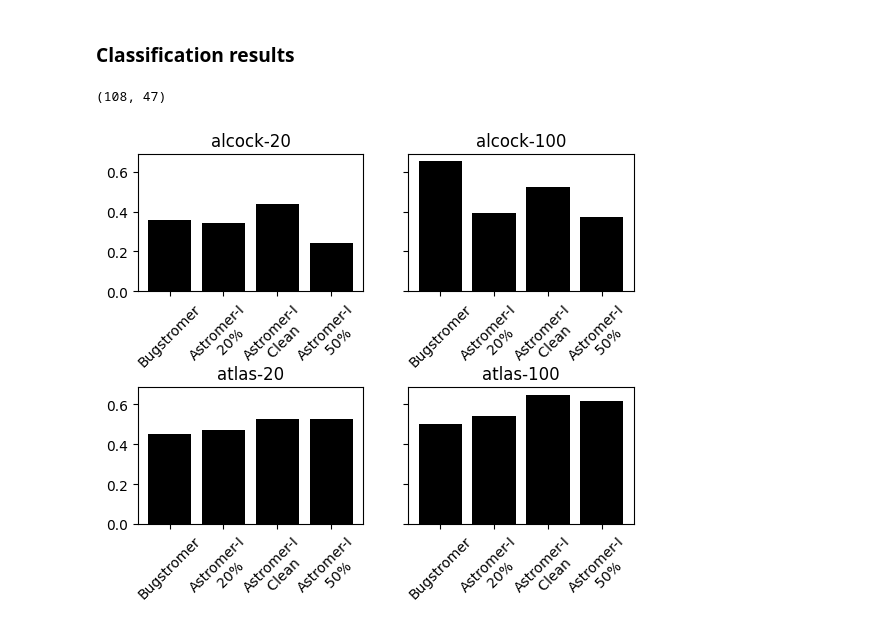
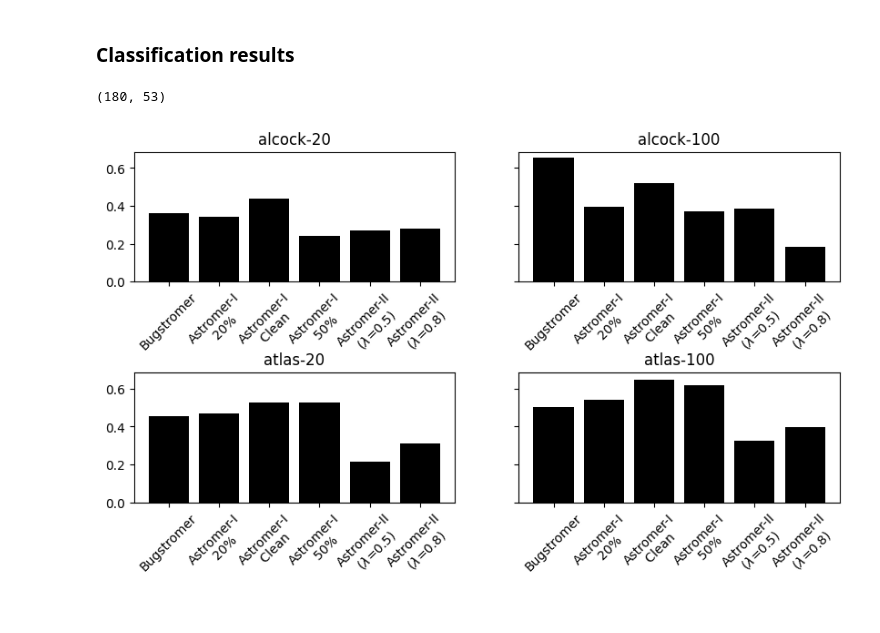
Before and after one commit to cridonoso/astromer, a Jupyter notebook: presentation/experiments/astromer_2/virualize_results.ipynb, the cells around one changed output. Drawn from its saved outputs; the diff is of its cells as text; code cells hidden in the pictures.

```diff
--- a/presentation/experiments/astromer_2/virualize_results.ipynb
+++ b/presentation/experiments/astromer_2/virualize_results.ipynb
@@ -23,7 +19,7 @@ To enable them in other operations, rebuild TensorFlow with the appropriate comp
 # %% [markdown]
 ### Summary table
 # %%
-folder = './presentation/experiments/astromer_2/results/results/'
+folder = './presentation/experiments/astromer_2/results/'
 exp_folders = glob.glob(os.path.join(folder, '*', '*','pretraining'))
 # %%
 metric_names= ['epoch_loss', 'epoch_r_square', 'epoch_rmse', 'epoch_bce', 'epoch_acc']
@@ -107,7 +104,7 @@ labels_name = {
 for i, column in enumerate(['epoch_rmse_val', 'epoch_r_square_val']):
 
     if 'rmse' in column:
-        y = results['epoch_loss_val'] - results['epoch_bce_val'].fillna(0.)*0.5
+        y = results['epoch_loss_val'] - results['epoch_bce_val'].fillna(0.)*(1.-results['rmse_factor'])
     else:
         y = results[column]
 
@@ -119,7 +116,7 @@ for i, column in enumerate(['epoch_rmse_val', 'epoch_r_square_val']):
 ## Testing results
 # %%
 import toml
-root = './presentation/experiments/astromer_2/results/results/'
+root = './presentation/experiments/astromer_2/results/'
 
 x_labels = []
 rmse_values = []
@@ -185,7 +182,7 @@ for f in files:
 summary = pd.concat(sum_pandas)
 summary.shape
 # %% [output]
-(108, 47)
+(180, 53)
 # %%
 def name_pt_model(folder_name):
     if folder_name == '2023-08-25_20-44-55':
@@ -194,37 +191,41 @@ def name_pt_model(folder_name):
         return 'Astromer-I\n 20%'
     if folder_name == '2023-08-26_23-27-37':
         return 'Astromer-I\n 50%'
+    if folder_name == '2023-08-30_19-54-48':
+        return 'Astromer-II\n ($\lambda$=0.8)'
+    if folder_name == '2023-08-28_17-53-10':
+        return 'Astromer-II\n ($\lambda$=0.5)'
 # %%
-fig, axes = plt.subplots(2, 2, gridspec_kw={'hspace': 0.7, 'wspace': 0.2}, sharey=True)
+fig, axes = plt.subplots(2, 2, figsize=(10, 5), gridspec_kw={'hspace': 0.7, 'wspace': 0.2}, sharey=True)
 color_dict = ['darkred', 'darkgreen']
 for i, (subdataset_name, subframe) in enumerate(summary.groupby('subdataset')):
     offset = 0.
     subframe = subframe[subframe['clf_name'] == 'mlp_att']
     for j, (spc, subframe_2) in enumerate(subframe.groupby('spc')):
 
         # ======
         astromer_old = pd.read_csv('./presentation/experiments/astromer_0/backup/errata/results/paper/{}/classification/metrics.csv'.format(subdataset_name))
         acc_old = astromer_old[(astromer_old['model'] == 'mlp_att') & \
                                (astromer_old['spc'] == spc) & \
                                (astromer_old['sci_case'] == 'b')][['test_f1']].mean().values[0]
 
 
         subgroups = subframe_2.groupby(['clf_name', 'pt_model'])
         metrics = subgroups[['clf_test_f1', 'clf_test_acc']].mean().reset_index()
 
         single = metrics[metrics['clf_name'] == 'mlp_att']
         values = list(single['clf_test_f1'].values)
         values = [acc_old] + values
 
         xticks = [name_pt_model(x.split('/')[0]) for x in single['pt_model'].values]
         xticks = ['Bugstromer'] + xticks
 
         axes[i][j].bar(xticks, values, color='k')
         axes[i][j].set_xticks(range(len(xticks)))
         axes[i][j].set_xticklabels(xticks, rotation=45)
         axes[i][j].set_title('{}-{}'.format(subdataset_name, spc))
         offset+=0.2
 # %% [output]
-[figure, old version]
+[figure, new version]
 # %%
 QK
```
Also changed, not shown: parts of 4 cells of this notebook, 1 other file.
